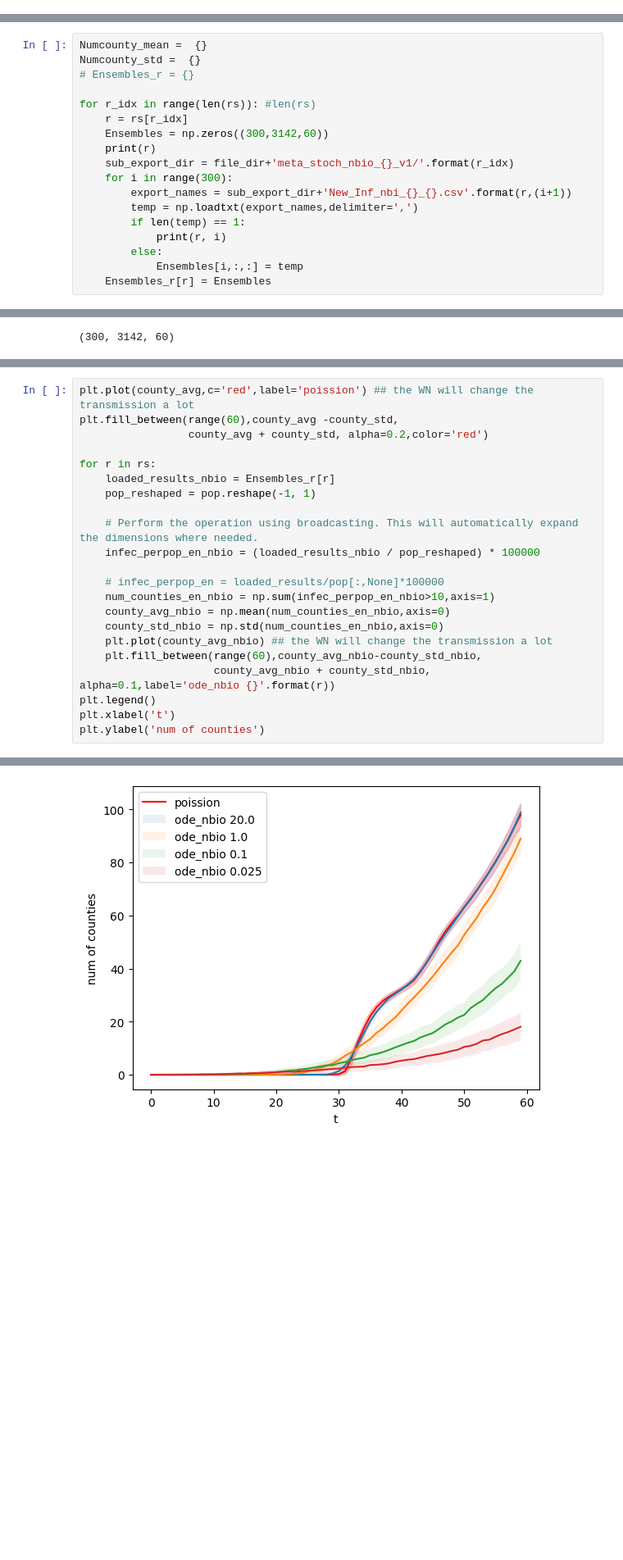
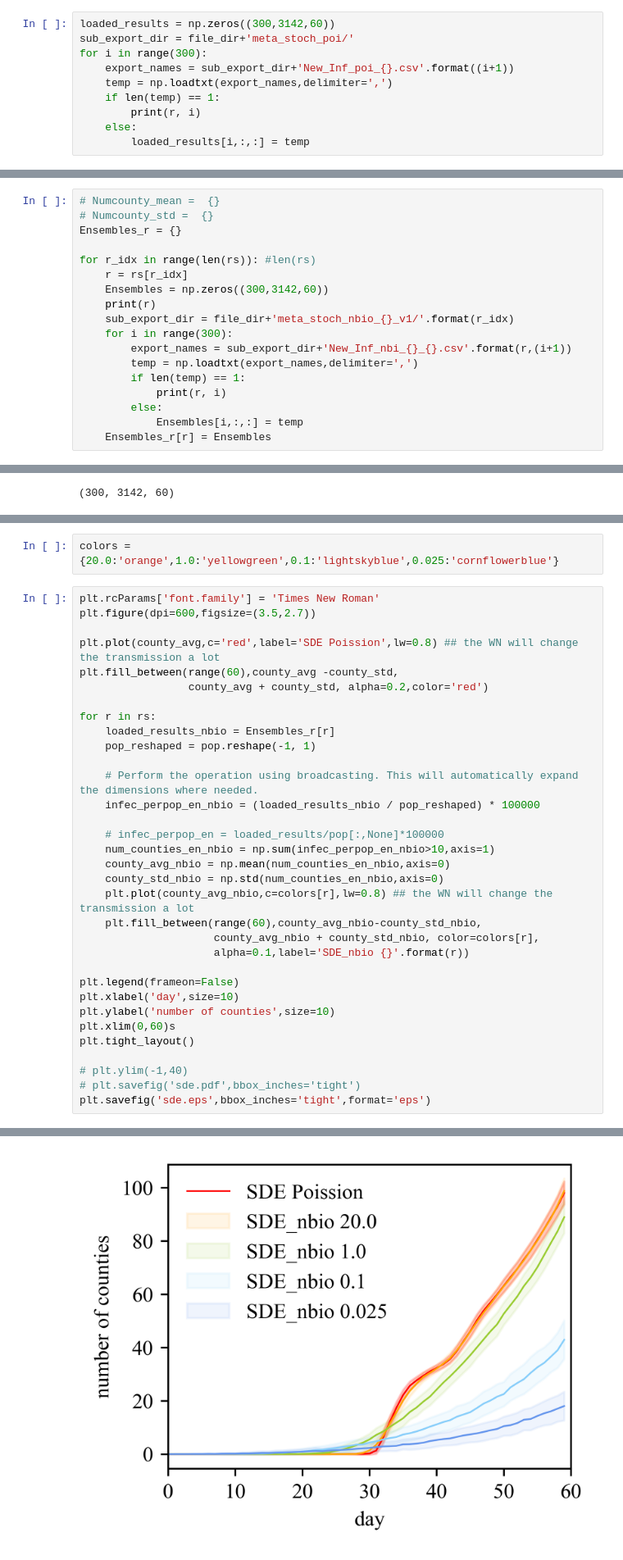
Before and after one commit to Qing1011/branchingmodel, a Jupyter notebook: notebook/2.3.1_Metapopulation_Model_Stochastic.ipynb, the cells around one changed output, grey strips where cells are left out. Shown at 82% size. Cells and saved outputs as stored; diff of their text form; blank space fills up the shorter version.

```diff
--- a/notebook/2.3.1_Metapopulation_Model_Stochastic.ipynb
+++ b/notebook/2.3.1_Metapopulation_Model_Stochastic.ipynb
@@ -178,3 +191,13 @@ plt.fill_between(range(60),county_avg-county_std, county_avg + county_std, alpha
 file_dir = '/Users/qingyao/Documents/branching_data/simulation/meta_stoch/dt0.1/'
 # %%
 pop = np.loadtxt('pop_new.csv')
+# %%
+loaded_results = np.zeros((300,3142,60))
+sub_export_dir = file_dir+'meta_stoch_poi/'
+for i in range(300):
+    export_names = sub_export_dir+'New_Inf_poi_{}.csv'.format((i+1))
+    temp = np.loadtxt(export_names,delimiter=',')
+    if len(temp) == 1:
+        print(r, i)
+    else:
+        loaded_results[i,:,:] = temp
@@ -181,9 +219,9 @@ pop = np.loadtxt('pop_new.csv')
 # %%
 rs = np.array([20.0, 1.0, 0.1, 0.025])
 # %%
-Numcounty_mean =  {}
-Numcounty_std =  {}
-# Ensembles_r = {}
+# Numcounty_mean =  {}
+# Numcounty_std =  {}
+Ensembles_r = {}
 
 for r_idx in range(len(rs)): #len(rs)
     r = rs[r_idx]
@@ -222,8 +256,13 @@ infec_perpop_en_nbio = (loaded_results_nbio / pop_reshaped) * 100000
 num_counties_en_nbio = np.sum(infec_perpop_en_nbio>10,axis=1)
 county_avg_nbio = np.mean(num_counties_en_nbio,axis=0)
 county_std_nbio = np.std(num_counties_en_nbio,axis=0)
+# %%
+colors = {20.0:'orange',1.0:'yellowgreen',0.1:'lightskyblue',0.025:'cornflowerblue'}
 # %%
-plt.plot(county_avg,c='red',label='poission') ## the WN will change the transmission a lot
+plt.rcParams['font.family'] = 'Times New Roman'
+plt.figure(dpi=600,figsize=(3.5,2.7))
+
+plt.plot(county_avg,c='red',label='SDE Poission',lw=0.8) ## the WN will change the transmission a lot
 plt.fill_between(range(60),county_avg -county_std,
                  county_avg + county_std, alpha=0.2,color='red')
 
@@ -238,10 +277,18 @@ for r in rs:
     num_counties_en_nbio = np.sum(infec_perpop_en_nbio>10,axis=1)
     county_avg_nbio = np.mean(num_counties_en_nbio,axis=0)
     county_std_nbio = np.std(num_counties_en_nbio,axis=0)
-    plt.plot(county_avg_nbio) ## the WN will change the transmission a lot
+    plt.plot(county_avg_nbio,c=colors[r],lw=0.8) ## the WN will change the transmission a lot
     plt.fill_between(range(60),county_avg_nbio-county_std_nbio,
-                     county_avg_nbio + county_std_nbio, alpha=0.1,label='ode_nbio {}'.format(r))
-plt.legend()
-plt.xlabel('t')
-plt.ylabel('num of counties')
+                     county_avg_nbio + county_std_nbio, color=colors[r],
+                     alpha=0.1,label='SDE_nbio {}'.format(r))
+
+plt.legend(frameon=False)
+plt.xlabel('day',size=10)
+plt.ylabel('number of counties',size=10)
+plt.xlim(0,60)s
+plt.tight_layout()
+
+# plt.ylim(-1,40)
+# plt.savefig('sde.pdf',bbox_inches='tight')
+plt.savefig('sde.eps',bbox_inches='tight',format='eps')
 # %% [output]
@@ -249,4 +296,4 @@ Text(0, 0.5, 'num of counties')
-[figure, old version]
+[figure, new version]
 # %%
 all_t1 = np.mean(np.sum(Ensembles_r[20.0],axis=1),axis=0)
 all_t2 = np.mean(np.sum(Ensembles_r[0.025],axis=1),axis=0)
```
Also changed, not shown: parts of 25 cells of this notebook, 43 other files.
